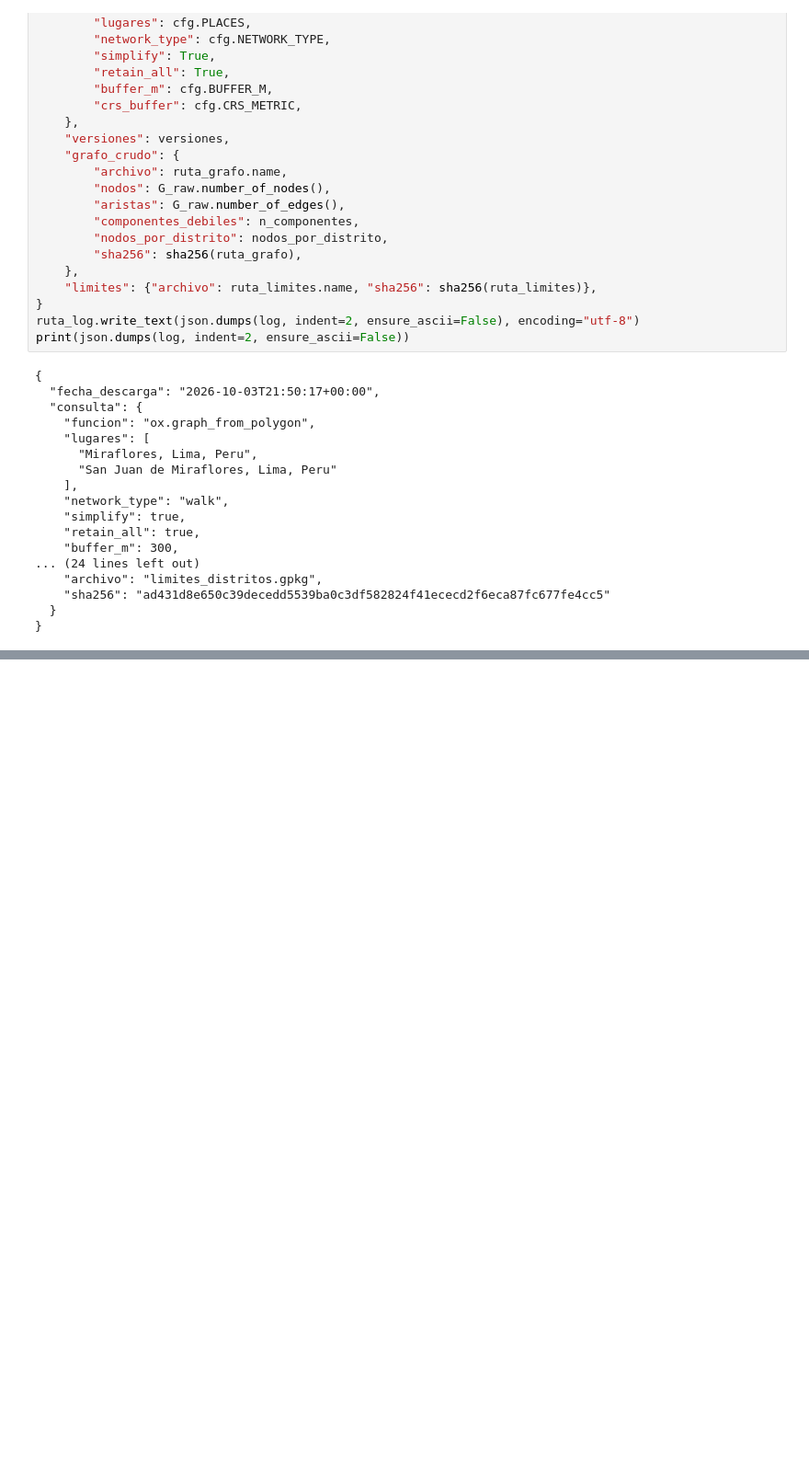
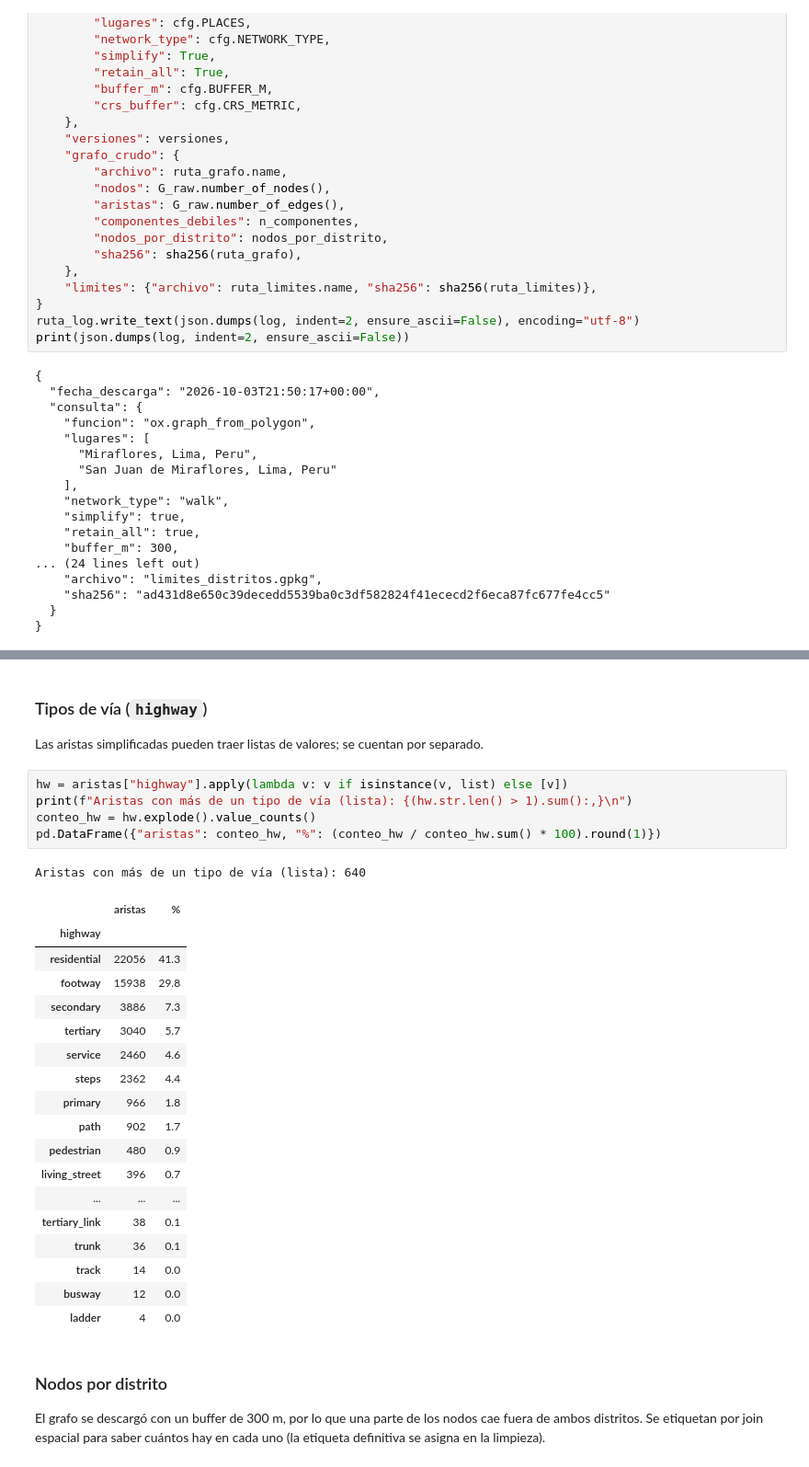
Before and after one commit to lvanCR/lima-walkability-accessibility, a Jupyter notebook: notebooks/01_descarga_y_limpieza.ipynb, the cells around one changed output, grey strips where cells are left out. Shown at 92% size. Saved outputs shown, nothing was run; the diff lists cells and outputs as text; blank space fills up the shorter version.

```diff
--- a/notebooks/01_descarga_y_limpieza.ipynb
+++ b/notebooks/01_descarga_y_limpieza.ipynb
@@ -186,0 +232,33 @@ print(json.dumps(log, indent=2, ensure_ascii=False))
+# %% [markdown]
+### Tipos de vía (`highway`)
+
+Las aristas simplificadas pueden traer listas de valores; se cuentan por separado.
+# %%
+hw = aristas["highway"].apply(lambda v: v if isinstance(v, list) else [v])
+print(f"Aristas con más de un tipo de vía (lista): {(hw.str.len() > 1).sum():,}\n")
+conteo_hw = hw.explode().value_counts()
+pd.DataFrame({"aristas": conteo_hw, "%": (conteo_hw / conteo_hw.sum() * 100).round(1)})
+# %% [output]
+Aristas con más de un tipo de vía (lista): 640
+|  | aristas | % |
+| highway |  |  |
+| residential | 22056 | 41.3 |
+| footway | 15938 | 29.8 |
+| secondary | 3886 | 7.3 |
+| tertiary | 3040 | 5.7 |
+| service | 2460 | 4.6 |
+| steps | 2362 | 4.4 |
+| primary | 966 | 1.8 |
+| path | 902 | 1.7 |
+| pedestrian | 480 | 0.9 |
+| living_street | 396 | 0.7 |
+| ... | ... | ... |
+| tertiary_link | 38 | 0.1 |
+| trunk | 36 | 0.1 |
+| track | 14 | 0.0 |
+| busway | 12 | 0.0 |
+| ladder | 4 | 0.0 |
+# %% [markdown]
+### Nodos por distrito
+
+El grafo se descargó con un buffer de 300 m, por lo que una parte de los nodos cae fuera de ambos distritos. Se etiquetan por join espacial para saber cuántos hay en cada uno (la etiqueta definitiva se asigna en la limpieza).
```
Also changed, not shown: parts of 14 cells of this notebook.
